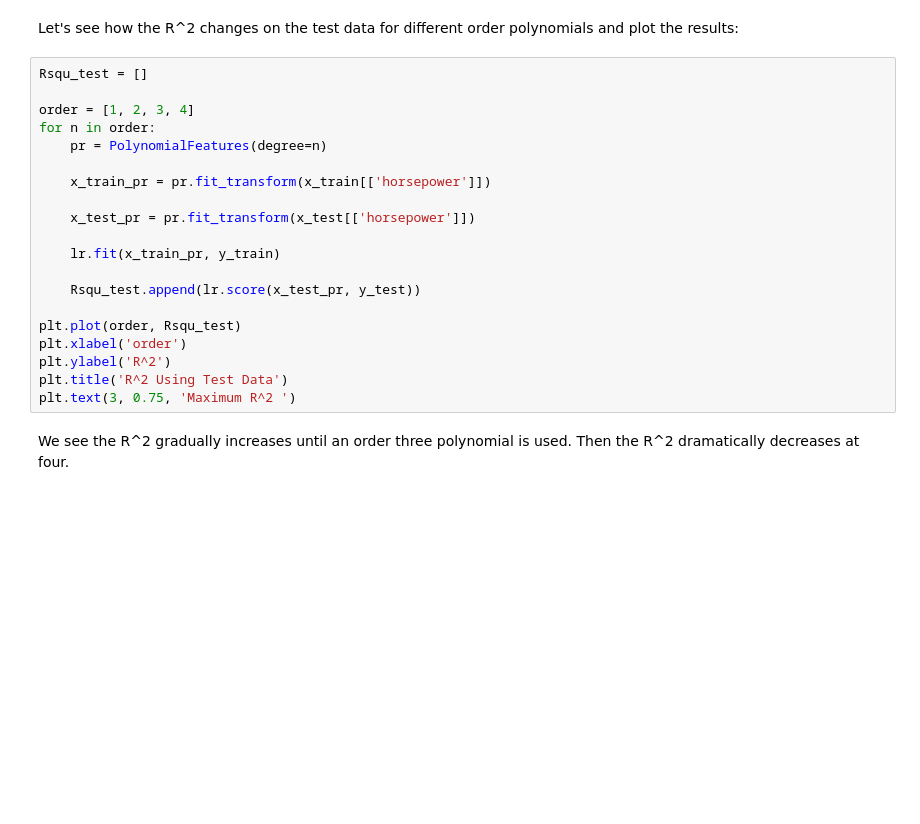
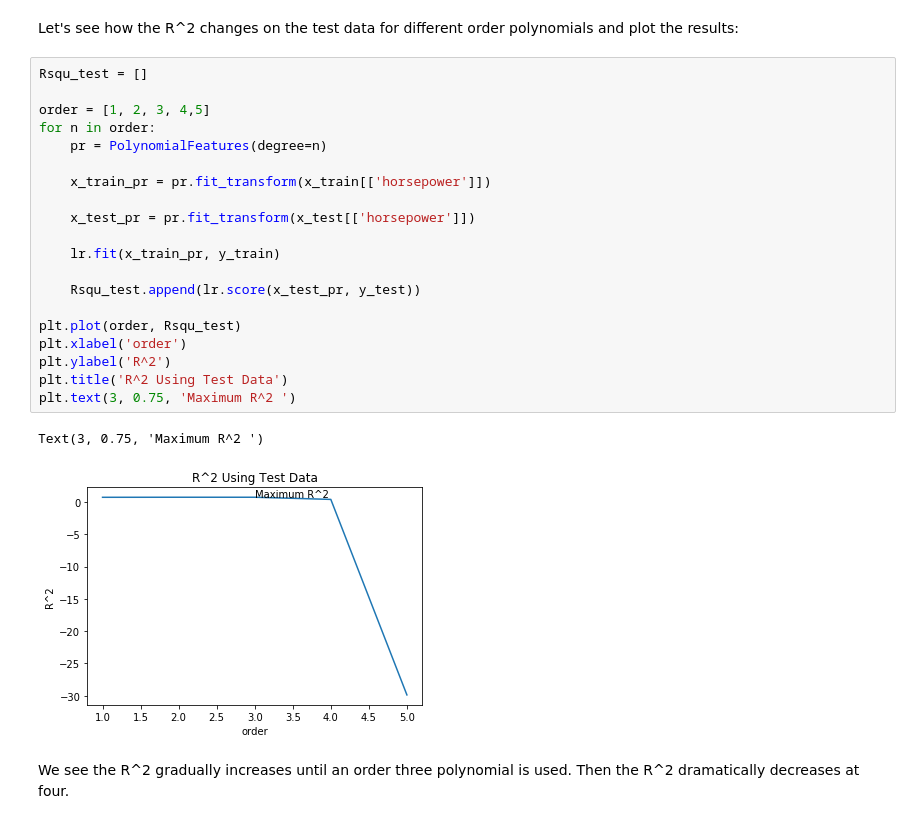
Before and after one commit to gucher/IBM-Python-Data-Science, a Jupyter notebook: Review-Exploratory-Data-Analysis.ipynb, the cells around one changed output. Saved outputs shown, nothing was run; the diff lists cells and outputs as text; blank space fills up the shorter version.

```diff
--- a/Review-Exploratory-Data-Analysis.ipynb
+++ b/Review-Exploratory-Data-Analysis.ipynb
@@ -412,23 +429,26 @@ Let's see how the R^2 changes on the test data for different order polynomials a
 # %%
 Rsqu_test = []
 
-order = [1, 2, 3, 4]
+order = [1, 2, 3, 4,5]
 for n in order:
     pr = PolynomialFeatures(degree=n)
 
     x_train_pr = pr.fit_transform(x_train[['horsepower']])
 
     x_test_pr = pr.fit_transform(x_test[['horsepower']])
 
     lr.fit(x_train_pr, y_train)
 
     Rsqu_test.append(lr.score(x_test_pr, y_test))
 
 plt.plot(order, Rsqu_test)
 plt.xlabel('order')
 plt.ylabel('R^2')
 plt.title('R^2 Using Test Data')
 plt.text(3, 0.75, 'Maximum R^2 ')
+# %% [output]
+Text(3, 0.75, 'Maximum R^2 ')
+[figure, added]
 # %% [markdown]
 We see the R^2 gradually increases until an order three polynomial is used. Then the  R^2 dramatically decreases at four.
 # %% [markdown]
```
Also changed, not shown: parts of 24 cells of this notebook.
